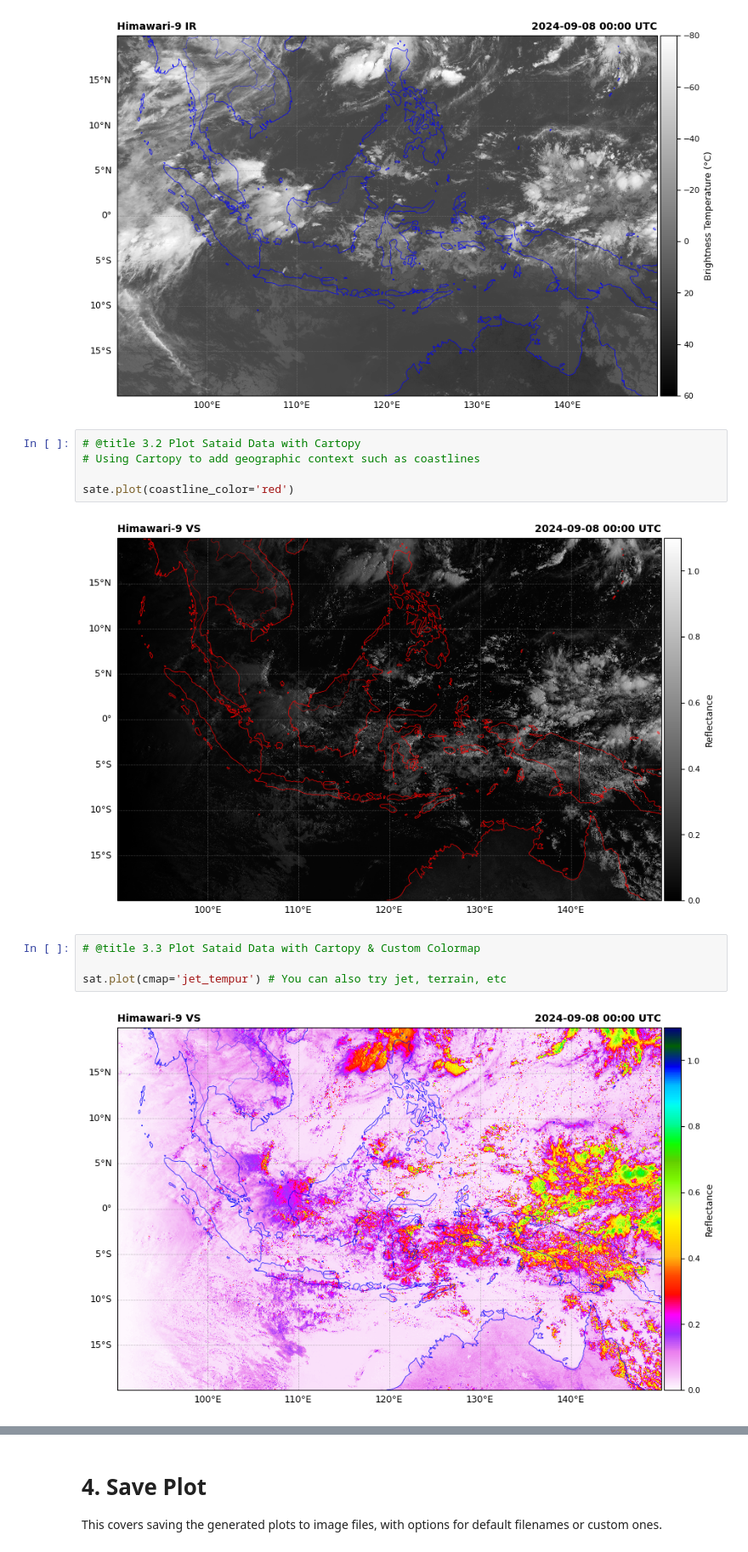
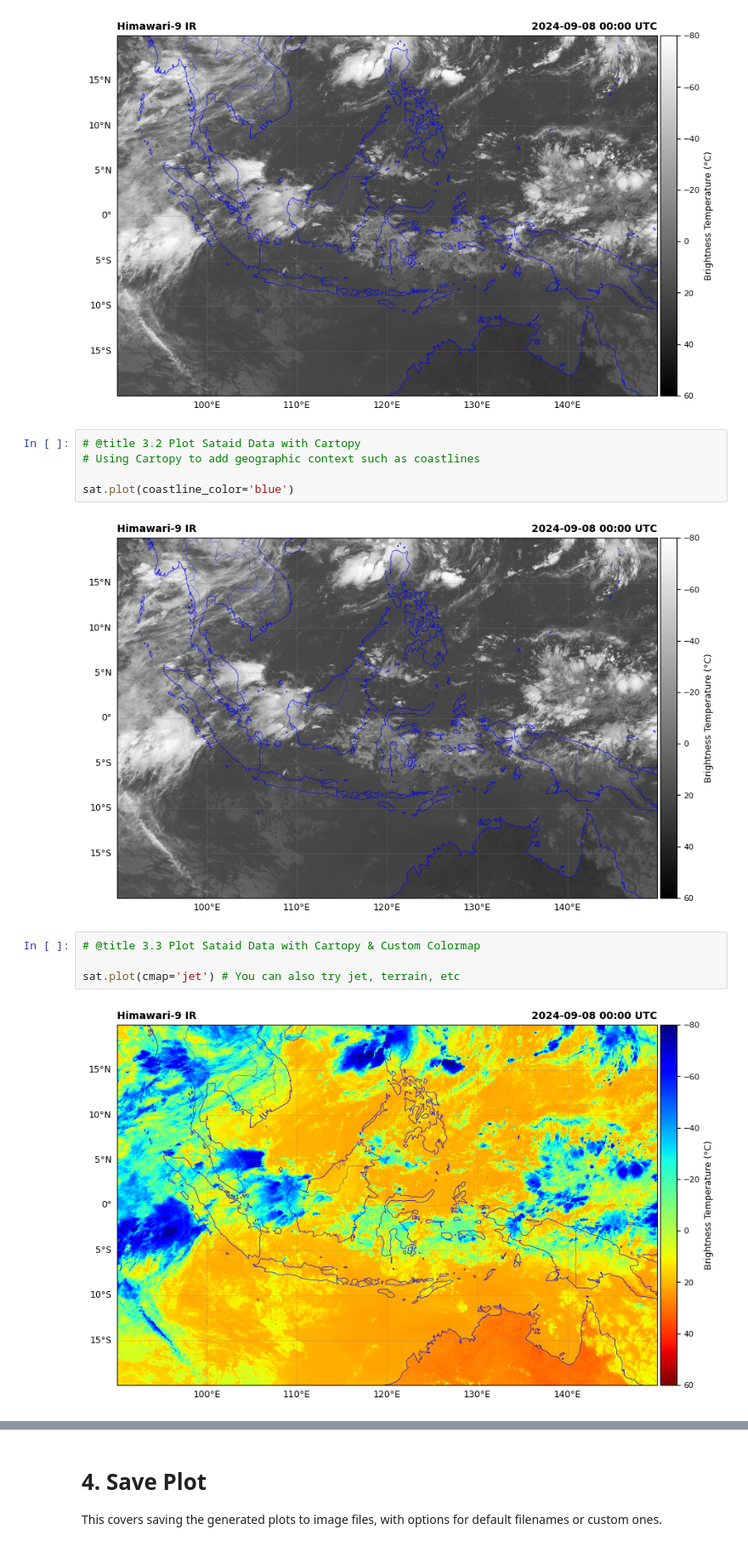
Before and after one commit to mwizy/IPJ, a Jupyter notebook: Sataid_Level_1_practice.ipynb, the cells around one changed output, grey strips where cells are left out. Shown at 85% size. Saved outputs shown, nothing was run; the diff lists cells and outputs as text.

```diff
--- a/Sataid_Level_1_practice.ipynb
+++ b/Sataid_Level_1_practice.ipynb
@@ -118,15 +118,15 @@ sat.plot()
 # @title 3.2 Plot Sataid Data with Cartopy
 # Using Cartopy to add geographic context such as coastlines
 
-sate.plot(coastline_color='red')
+sat.plot(coastline_color='blue')
 # %% [output]
-[figure, old version]
+[figure, new version]
 # %%
 # @title 3.3 Plot Sataid Data with Cartopy & Custom Colormap
 
-sat.plot(cmap='jet_tempur') # You can also try jet, terrain, etc
+sat.plot(cmap='jet') # You can also try jet, terrain, etc
 # %% [output]
-[figure, old version]
+[figure, new version]
 # %% [markdown]
 <table>
   <tr>
```
Also changed, not shown: parts of 1 cell of this notebook.
